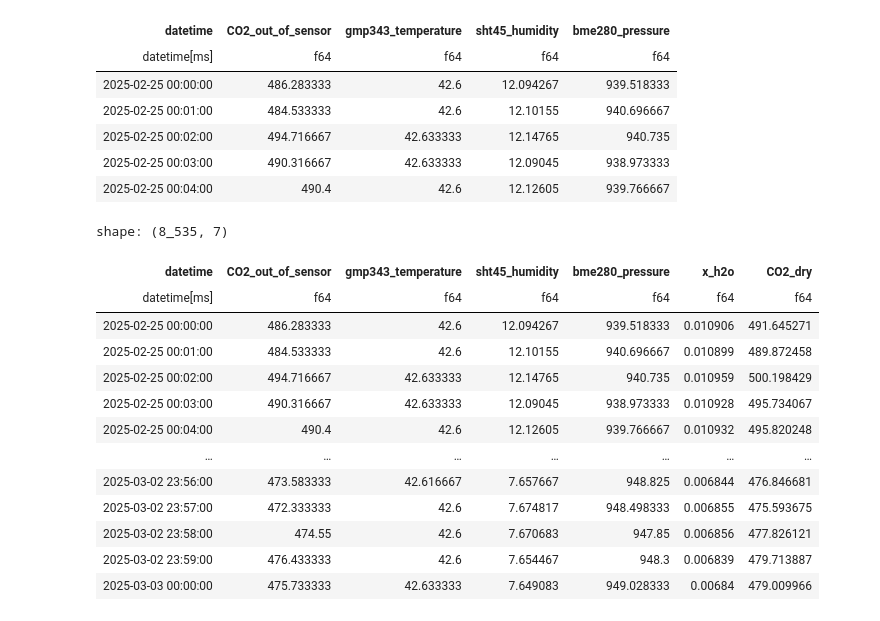
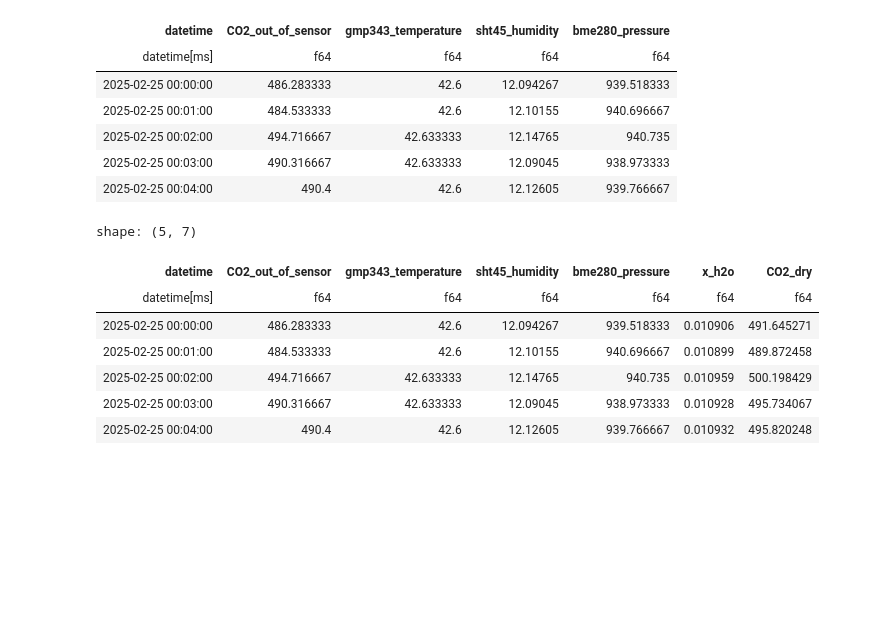
Before and after one commit to tum-esm/HES-2-Praktikum, a Jupyter notebook: notebooks/1_Dilution_Correction.ipynb, the cells around one changed output. Drawn from its saved outputs; the diff is of its cells as text; code cells hidden in the pictures; blank space fills up the shorter version.

```diff
--- a/notebooks/1_Dilution_Correction.ipynb
+++ b/notebooks/1_Dilution_Correction.ipynb
@@ -595,17 +595,12 @@ def wet_to_dry_mole_fraction(df_wet: pl.DataFrame) -> pl.DataFrame:
-# %%
-df.pipe(wet_to_dry_mole_fraction)
-# %% [output]
-shape: (8_535, 7)
-| datetime | CO2_out_of_sensor | gmp343_temperature | sht45_humidity | bme280_pressure | x_h2o | CO2_dry |
-| datetime[ms] | f64 | f64 | f64 | f64 | f64 | f64 |
-| 2025-02-25 00:00:00 | 486.283333 | 42.6 | 12.094267 | 939.518333 | 0.010906 | 491.645271 |
-| 2025-02-25 00:01:00 | 484.533333 | 42.6 | 12.10155 | 940.696667 | 0.010899 | 489.872458 |
-| 2025-02-25 00:02:00 | 494.716667 | 42.633333 | 12.14765 | 940.735 | 0.010959 | 500.198429 |
-| 2025-02-25 00:03:00 | 490.316667 | 42.633333 | 12.09045 | 938.973333 | 0.010928 | 495.734067 |
-| 2025-02-25 00:04:00 | 490.4 | 42.6 | 12.12605 | 939.766667 | 0.010932 | 495.820248 |
-| … | … | … | … | … | … | … |
-| 2025-03-02 23:56:00 | 473.583333 | 42.616667 | 7.657667 | 948.825 | 0.006844 | 476.846681 |
-| 2025-03-02 23:57:00 | 472.333333 | 42.6 | 7.674817 | 948.498333 | 0.006855 | 475.593675 |
-| 2025-03-02 23:58:00 | 474.55 | 42.6 | 7.670683 | 947.85 | 0.006856 | 477.826121 |
-| 2025-03-02 23:59:00 | 476.433333 | 42.6 | 7.654467 | 948.3 | 0.006839 | 479.713887 |
-| 2025-03-03 00:00:00 | 475.733333 | 42.633333 | 7.649083 | 949.028333 | 0.00684 | 479.009966 |
+# %%
+df_dry = df.pipe(wet_to_dry_mole_fraction)
+df_dry.head()
+# %% [output]
+shape: (5, 7)
+| datetime | CO2_out_of_sensor | gmp343_temperature | sht45_humidity | bme280_pressure | x_h2o | CO2_dry |
+| datetime[ms] | f64 | f64 | f64 | f64 | f64 | f64 |
+| 2025-02-25 00:00:00 | 486.283333 | 42.6 | 12.094267 | 939.518333 | 0.010906 | 491.645271 |
+| 2025-02-25 00:01:00 | 484.533333 | 42.6 | 12.10155 | 940.696667 | 0.010899 | 489.872458 |
+| 2025-02-25 00:02:00 | 494.716667 | 42.633333 | 12.14765 | 940.735 | 0.010959 | 500.198429 |
+| 2025-02-25 00:03:00 | 490.316667 | 42.633333 | 12.09045 | 938.973333 | 0.010928 | 495.734067 |
+| 2025-02-25 00:04:00 | 490.4 | 42.6 | 12.12605 | 939.766667 | 0.010932 | 495.820248 |
```
Also changed, not shown: parts of 4 cells of this notebook.
